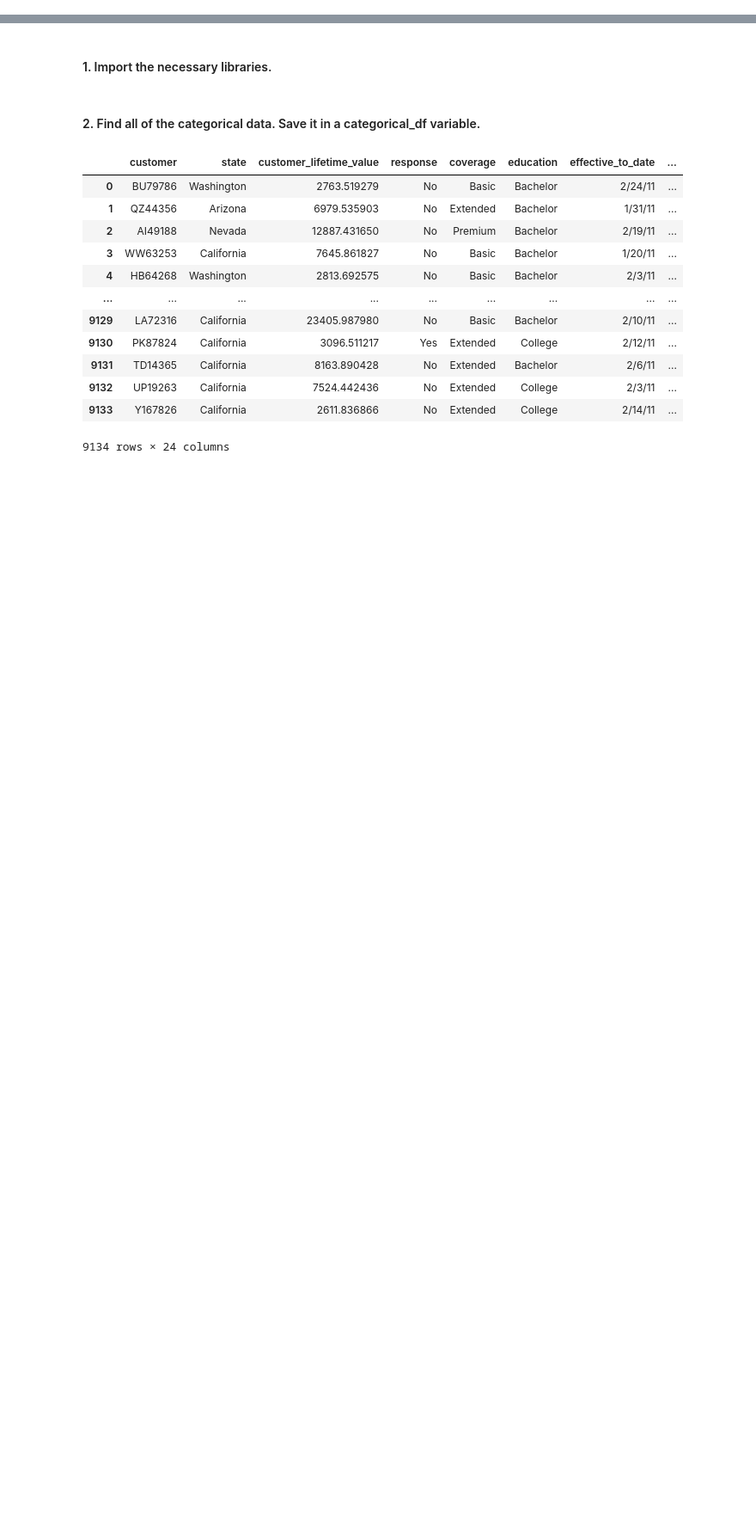
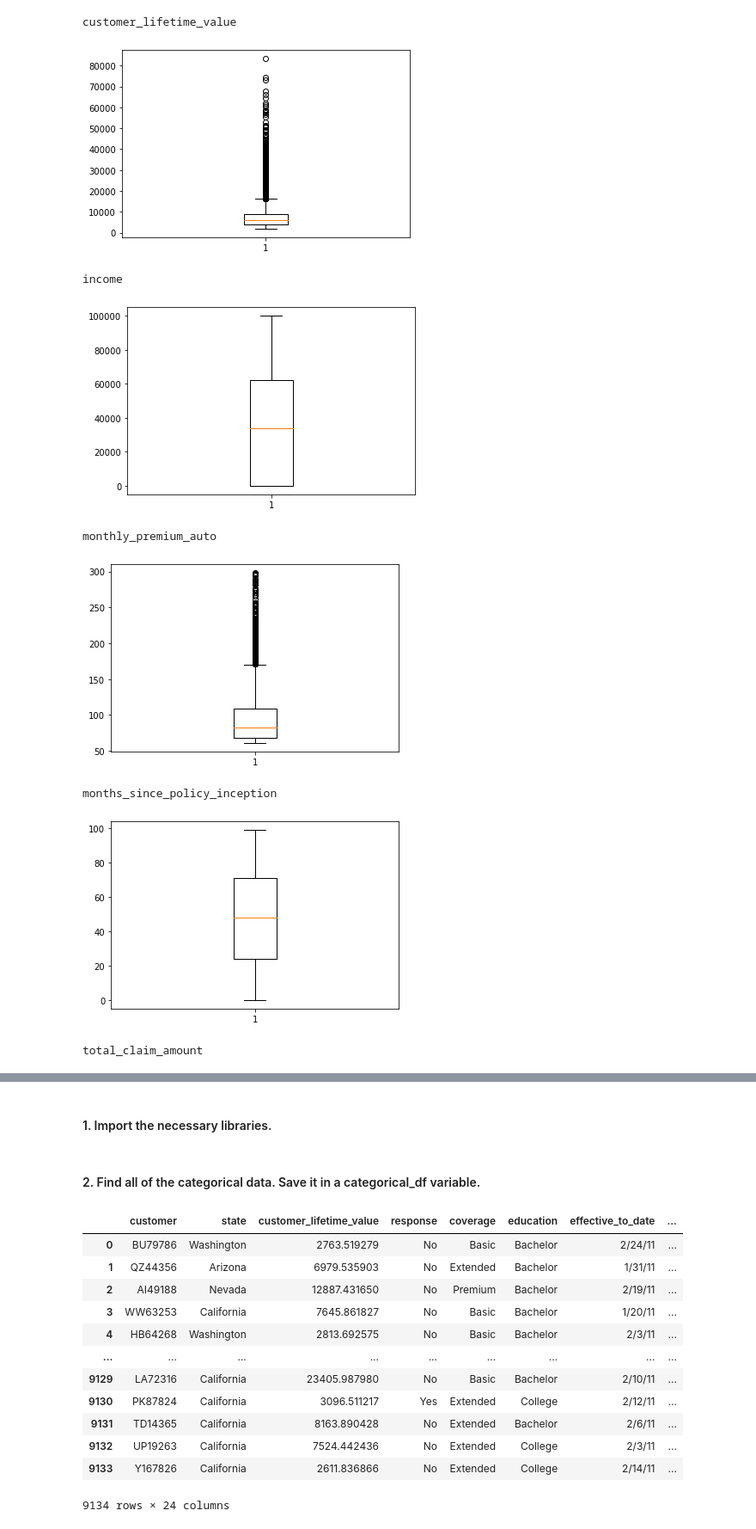
Before and after one commit to SangreNocturna/lab-comparing-regression-models, a Jupyter notebook: lab-comparing-regression-models-lab.ipynb, the cells around one changed output, grey strips where cells are left out. Shown at 86% size. Cells and saved outputs as stored; diff of their text form; code cells hidden in the pictures; blank space fills up the shorter version.

```diff
--- a/lab-comparing-regression-models-lab.ipynb
+++ b/lab-comparing-regression-models-lab.ipynb
@@ -2,0 +251,19 @@
+# %%
+def pintar_boxplot(sub_set):
+    for i in sub_set.drop(['customer'], axis = 1).columns:
+        print(i)
+        plt.boxplot(continuous_df[i])
+        plt.show()
+    return
+# %%
+pintar_boxplot(continuous_df)
+# %% [output]
+customer_lifetime_value
+[figure, added]
+income
+[figure, added]
+monthly_premium_auto
+[figure, added]
+months_since_policy_inception
+[figure, added]
+total_claim_amount
```
Also changed, not shown: parts of 51 cells of this notebook.
